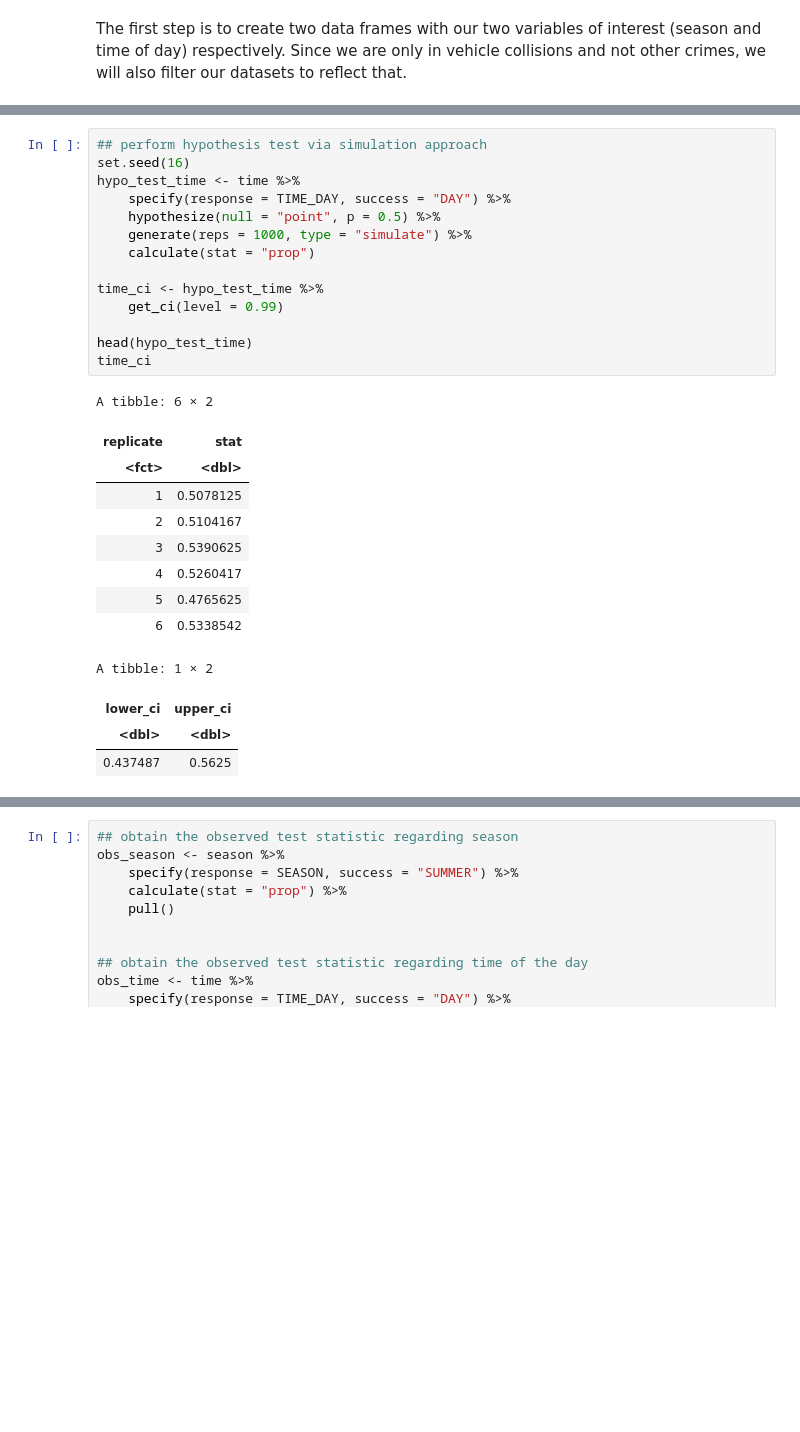
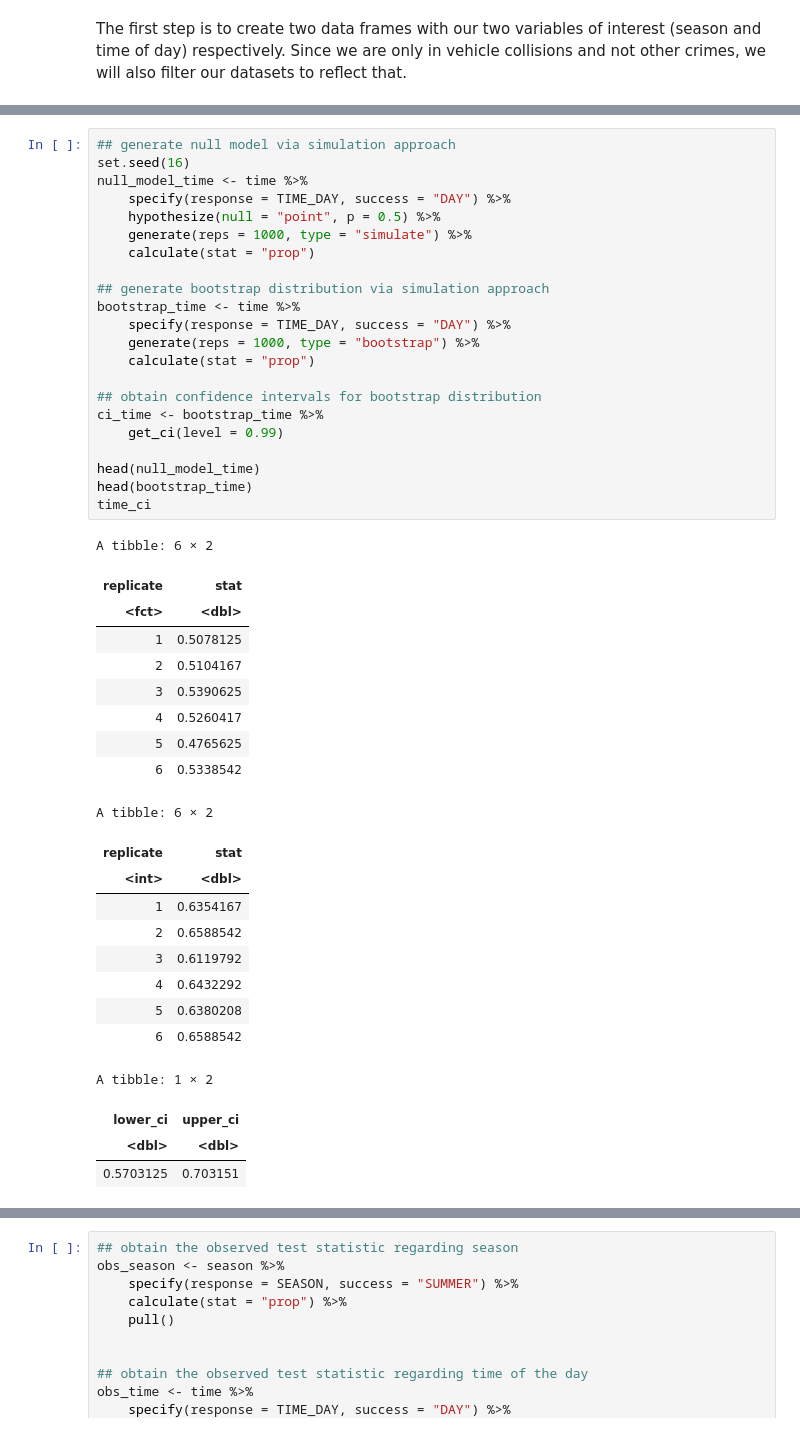
Before and after one commit to bernie-leung/STAT-201-group20newrepo, a Jupyter notebook: Project_proposal.ipynb, the cells around one changed output, grey strips where cells are left out. Saved outputs shown, nothing was run; the diff lists cells and outputs as text; blank space fills up the shorter version.

```diff
--- a/Project_proposal.ipynb
+++ b/Project_proposal.ipynb
@@ -346,29 +363,46 @@ A tibble: 1 × 2
 # %%
-## perform hypothesis test via simulation approach
+## generate null model via simulation approach
 set.seed(16)
-hypo_test_time <- time %>%
+null_model_time <- time %>%
     specify(response = TIME_DAY, success = "DAY") %>%
     hypothesize(null = "point", p = 0.5) %>%
     generate(reps = 1000, type = "simulate") %>%
     calculate(stat = "prop")
 
-time_ci <- hypo_test_time %>%
+## generate bootstrap distribution via simulation approach
+bootstrap_time <- time %>%
+    specify(response = TIME_DAY, success = "DAY") %>%
+    generate(reps = 1000, type = "bootstrap") %>%
+    calculate(stat = "prop")
+
+## obtain confidence intervals for bootstrap distribution
+ci_time <- bootstrap_time %>%
     get_ci(level = 0.99)
 
-head(hypo_test_time)
+head(null_model_time)
+head(bootstrap_time)
 time_ci
 # %% [output]
 A tibble: 6 × 2
 | replicate | stat |
 | <fct> | <dbl> |
 | 1 | 0.5078125 |
 | 2 | 0.5104167 |
 | 3 | 0.5390625 |
 | 4 | 0.5260417 |
 | 5 | 0.4765625 |
 | 6 | 0.5338542 |
-A tibble: 1 × 2
+A tibble: 6 × 2
-| lower_ci | upper_ci |
-| <dbl> | <dbl> |
-| 0.437487 | 0.5625 |
+| replicate | stat |
+| <int> | <dbl> |
+| 1 | 0.6354167 |
+| 2 | 0.6588542 |
+| 3 | 0.6119792 |
+| 4 | 0.6432292 |
+| 5 | 0.6380208 |
+| 6 | 0.6588542 |
+A tibble: 1 × 2
+| lower_ci | upper_ci |
+| <dbl> | <dbl> |
+| 0.5703125 | 0.703151 |
 # %% [markdown]
```
Also changed, not shown: parts of 9 cells of this notebook.
